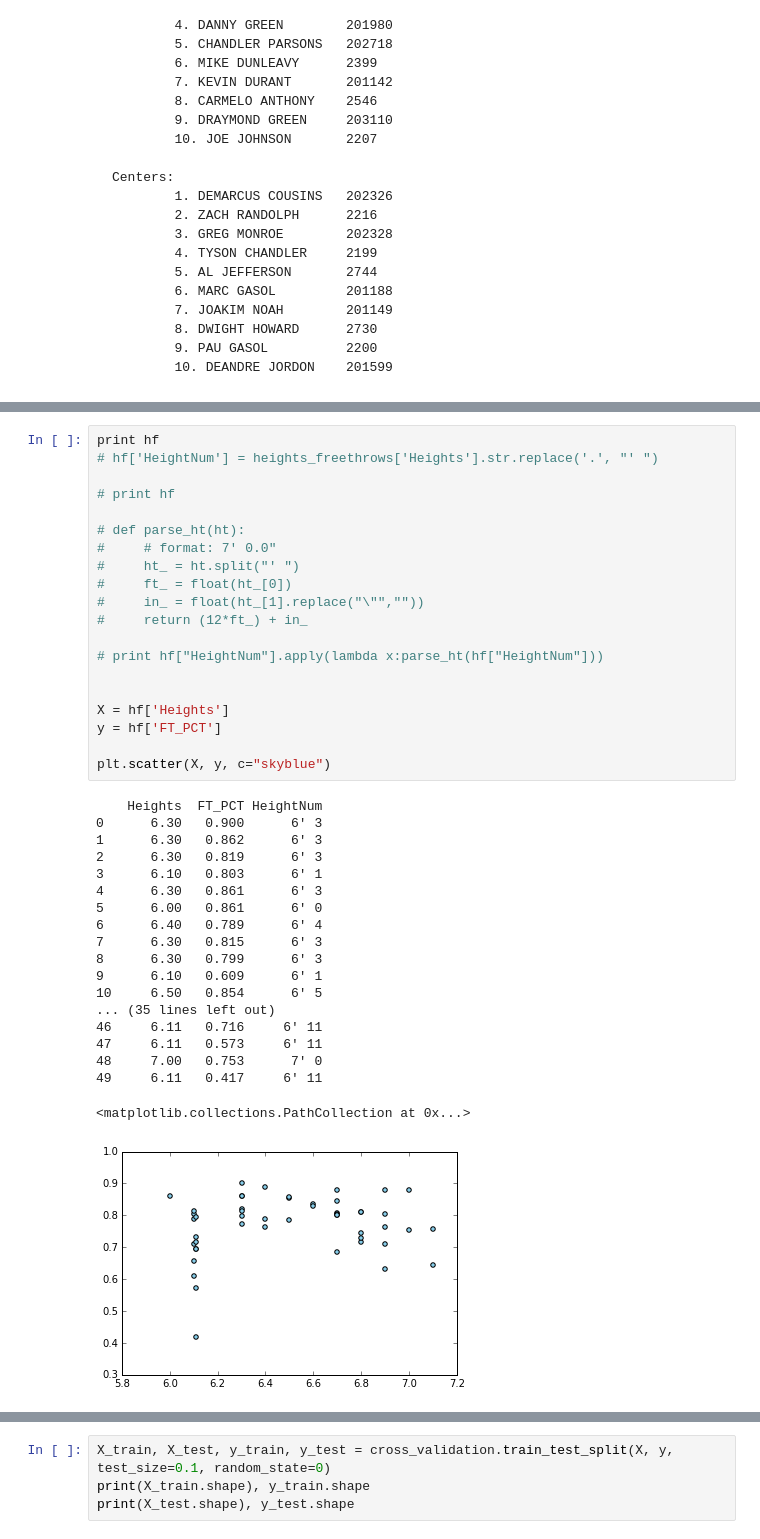
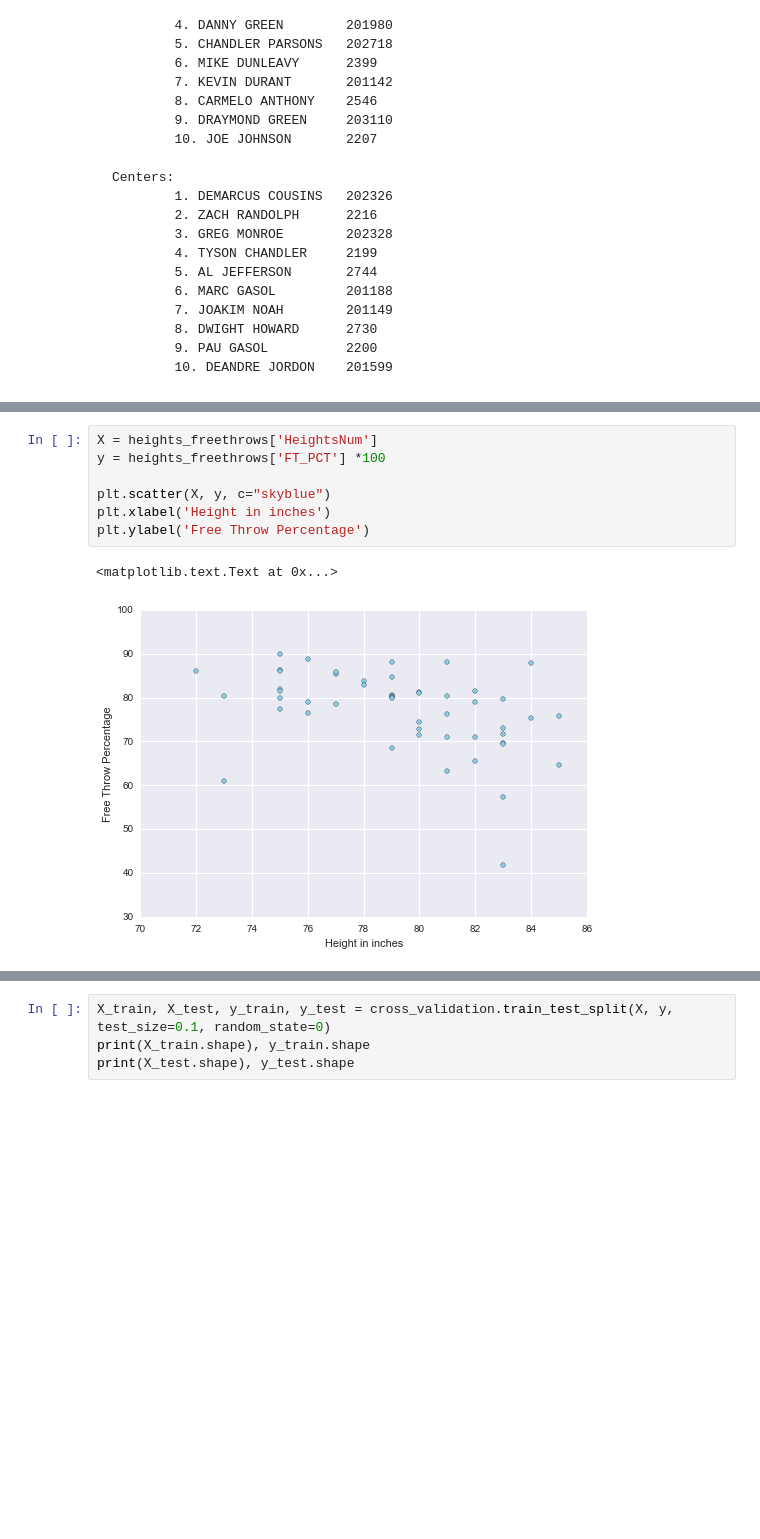
Before and after one commit to xuhang57/spring-2015-homeworks, a Jupyter notebook: submissions/Homework-6/Final Project on NBA Statistics.ipynb, the cells around one changed output, grey strips where cells are left out. Saved outputs shown, nothing was run; the diff lists cells and outputs as text; blank space fills up the shorter version.

```diff
--- a/submissions/Homework-6/Final Project on NBA Statistics.ipynb
+++ b/submissions/Homework-6/Final Project on NBA Statistics.ipynb
@@ -167,45 +185,15 @@ HeightNum    50 non-null object
 dtypes: float64(2), object(1)
 memory usage: 1.6+ KB
-# %%
-print hf
-# hf['HeightNum'] = heights_freethrows['Heights'].str.replace('.', "' ")
-
-# print hf
-
-# def parse_ht(ht):
-#     # format: 7' 0.0"
-#     ht_ = ht.split("' ")
-#     ft_ = float(ht_[0])
-#     in_ = float(ht_[1].replace("\"",""))
-#     return (12*ft_) + in_
-
-# print hf["HeightNum"].apply(lambda x:parse_ht(hf["HeightNum"]))
-
-
-X = hf['Heights']
-y = hf['FT_PCT']
-
-plt.scatter(X, y, c="skyblue")
-# %% [output]
-    Heights  FT_PCT HeightNum
-0      6.30   0.900      6' 3
-1      6.30   0.862      6' 3
-2      6.30   0.819      6' 3
-3      6.10   0.803      6' 1
-4      6.30   0.861      6' 3
-5      6.00   0.861      6' 0
-6      6.40   0.789      6' 4
-7      6.30   0.815      6' 3
-8      6.30   0.799      6' 3
-9      6.10   0.609      6' 1
-10     6.50   0.854      6' 5
-... (35 lines left out)
-46     6.11   0.716     6' 11
-47     6.11   0.573     6' 11
-48     7.00   0.753      7' 0
-49     6.11   0.417     6' 11
-<matplotlib.collections.PathCollection at 0x...>
-[figure, removed]
+# %%
+X = heights_freethrows['HeightsNum']
+y = heights_freethrows['FT_PCT'] *100
+
+plt.scatter(X, y, c="skyblue")
+plt.xlabel('Height in inches')
+plt.ylabel('Free Throw Percentage')
+# %% [output]
+<matplotlib.text.Text at 0x...>
+[figure, added]
 # %%
 model = sm.OLS(y, X)
 results = model.fit()
```
Also changed, not shown: parts of 46 cells of this notebook.
